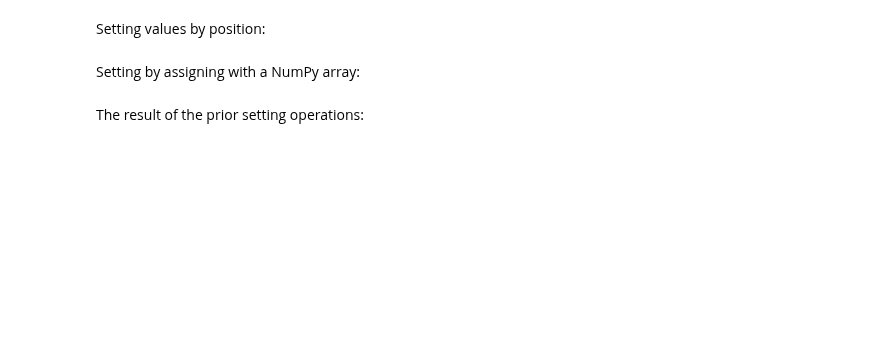
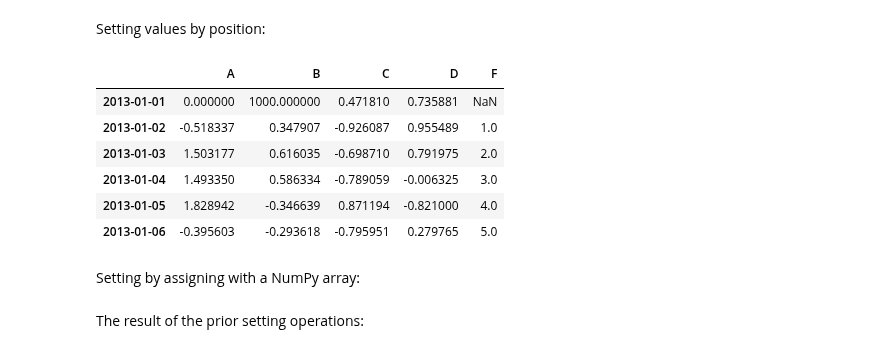
Before and after one commit to wangL5/2024_CS240, a Jupyter notebook: LWang_10_minutes_to_pandas.ipynb, the cells around one changed output. Drawn from its saved outputs; the diff is of its cells as text; code cells hidden in the pictures; blank space fills up the shorter version.

```diff
--- a/LWang_10_minutes_to_pandas.ipynb
+++ b/LWang_10_minutes_to_pandas.ipynb
@@ -498,6 +529,17 @@ df.at[dates[0], "A"] = 0
 # %% [markdown]
 Setting values by position:
 # %%
-df.iat[0, 1] = 0
+df.iat[0, 1] = 1000  # you can also add things by position
+# row 0, column 1
+# %%
+df
+# %% [output]
+|  | A | B | C | D | F |
+| 2013-01-01 | 0.000000 | 1000.000000 | 0.471810 | 0.735881 | NaN |
+| 2013-01-02 | -0.518337 | 0.347907 | -0.926087 | 0.955489 | 1.0 |
+| 2013-01-03 | 1.503177 | 0.616035 | -0.698710 | 0.791975 | 2.0 |
+| 2013-01-04 | 1.493350 | 0.586334 | -0.789059 | -0.006325 | 3.0 |
+| 2013-01-05 | 1.828942 | -0.346639 | 0.871194 | -0.821000 | 4.0 |
+| 2013-01-06 | -0.395603 | -0.293618 | -0.795951 | 0.279765 | 5.0 |
 # %% [markdown]
 Setting by assigning with a NumPy array:
```
Also changed, not shown: parts of 9 cells of this notebook.
